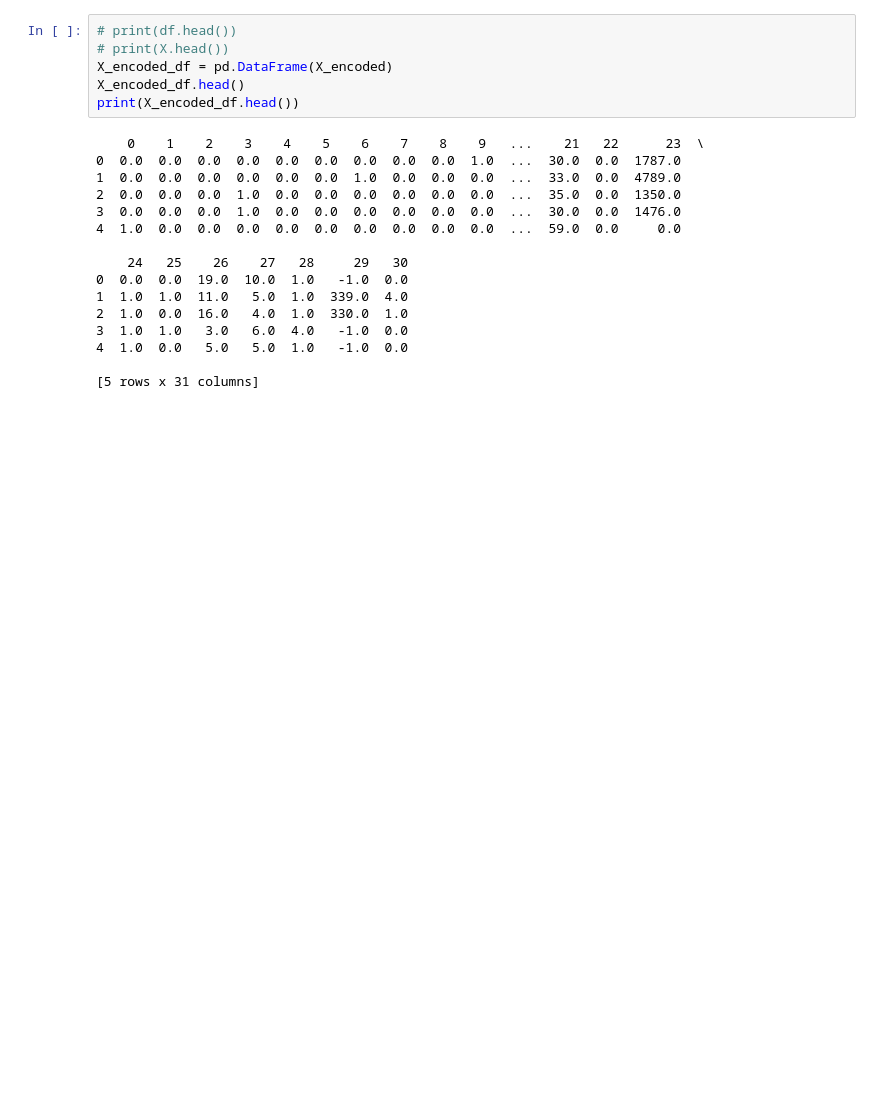
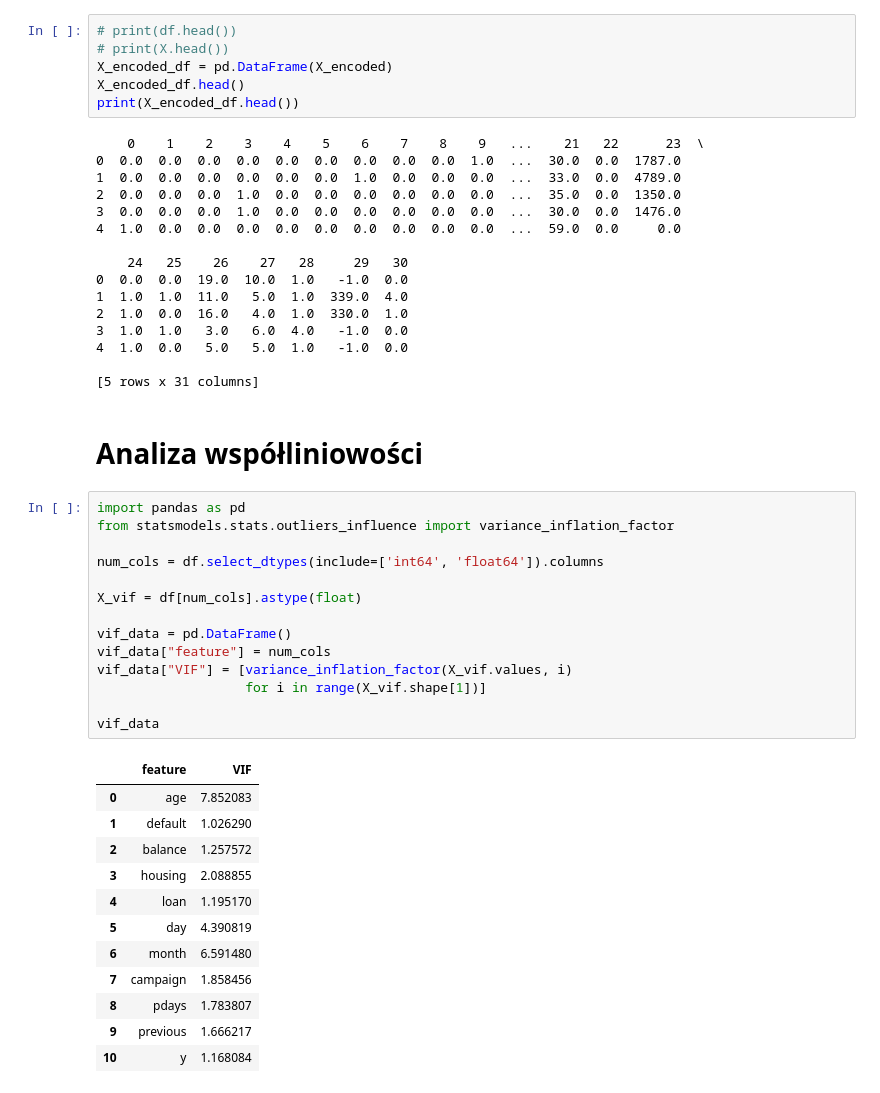
Before and after one commit to AdaGolan/projekt, a Jupyter notebook: Projekt.ipynb, the cells around one changed output. Saved outputs shown, nothing was run; the diff lists cells and outputs as text; blank space fills up the shorter version.

```diff
--- a/Projekt.ipynb
+++ b/Projekt.ipynb
@@ -317,3 +317,32 @@ print(X_encoded_df.head())
 4  1.0  0.0   5.0   5.0  1.0   -1.0  0.0
 
 [5 rows x 31 columns]
+# %% [markdown]
+# Analiza współliniowości
+# %%
+import pandas as pd
+from statsmodels.stats.outliers_influence import variance_inflation_factor
+
+num_cols = df.select_dtypes(include=['int64', 'float64']).columns
+
+X_vif = df[num_cols].astype(float)
+
+vif_data = pd.DataFrame()
+vif_data["feature"] = num_cols
+vif_data["VIF"] = [variance_inflation_factor(X_vif.values, i)
+                   for i in range(X_vif.shape[1])]
+
+vif_data
+# %% [output]
+|  | feature | VIF |
+| 0 | age | 7.852083 |
+| 1 | default | 1.026290 |
+| 2 | balance | 1.257572 |
+| 3 | housing | 2.088855 |
+| 4 | loan | 1.195170 |
+| 5 | day | 4.390819 |
+| 6 | month | 6.591480 |
+| 7 | campaign | 1.858456 |
+| 8 | pdays | 1.783807 |
+| 9 | previous | 1.666217 |
+| 10 | y | 1.168084 |
```
Also changed, not shown: parts of 4 cells of this notebook.
